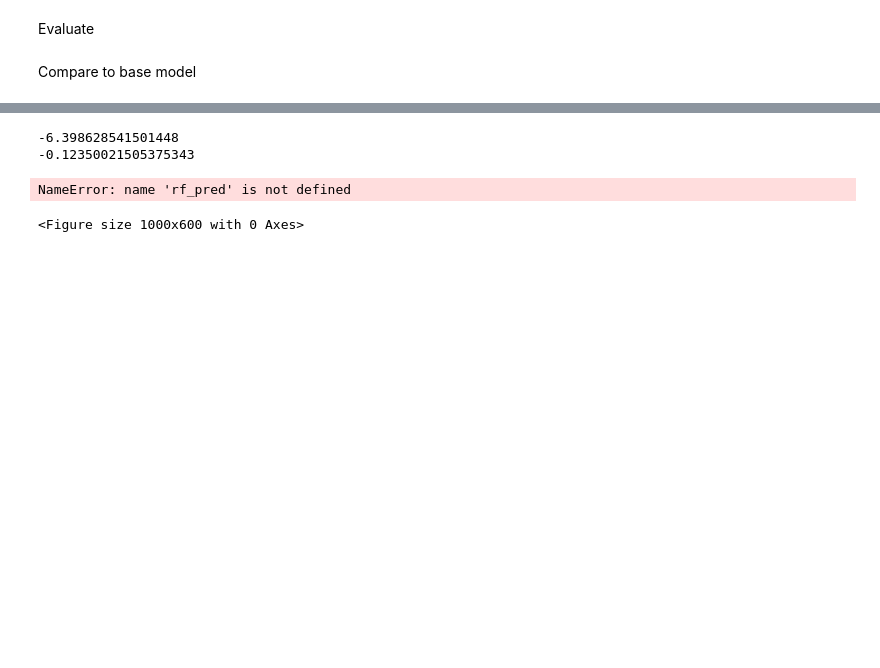
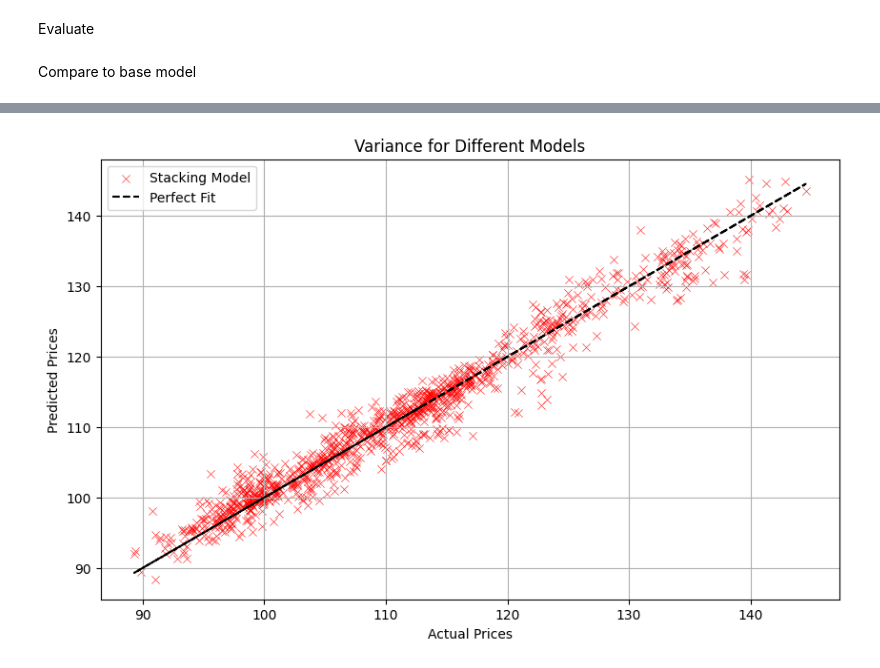
Before and after one commit to TUng1872004/Price-prediction, a Jupyter notebook: cafe.ipynb, the cells around one changed output, grey strips where cells are left out. Cells and saved outputs as stored; diff of their text form; code cells hidden in the pictures; blank space fills up the shorter version.

```diff
--- a/cafe.ipynb
+++ b/cafe.ipynb
@@ -446,27 +441,20 @@ analyze(rf)
-# %%
-print(np.mean(y_pred - y_test))  # For Stacking Model
-print(np.mean(rf_pred - y_test))  # For Random Forest
-# %% [output]
--6.398628541501448
--0.12350021505375343
 # %%
 plt.figure(figsize=(10, 6))
 
-sns.scatterplot(x=y_test, y=rf_pred, label="Random Forest", alpha=0.6)
+#sns.scatterplot(x=y_test, y=rf_pred, label="Random Forest", alpha=0.6)
 #sns.scatterplot(x=y_test, y=gb_pred, label="Gradient Boosting", alpha=0.6)
 #sns.scatterplot(x=y_test, y=xgb_pred, label="XGBoost", alpha=0.6)
 sns.scatterplot(x=y_test, y=y_pred, label="Stacking Model", alpha=0.8, marker="x", color="red")
 
 plt.plot(y_test, y_test, color="black", linestyle="dashed", label="Perfect Fit")
 
 # Labels & Legend
 plt.xlabel("Actual Prices")
 plt.ylabel("Predicted Prices")
 plt.title("Variance for Different Models")
 plt.legend()
 plt.grid(True)
 
 plt.show()
 # %% [output]
-NameError: name 'rf_pred' is not defined
-<Figure size 1000x600 with 0 Axes>
+[figure, added]
```
Also changed, not shown: parts of 12 cells of this notebook, 2 other files.
